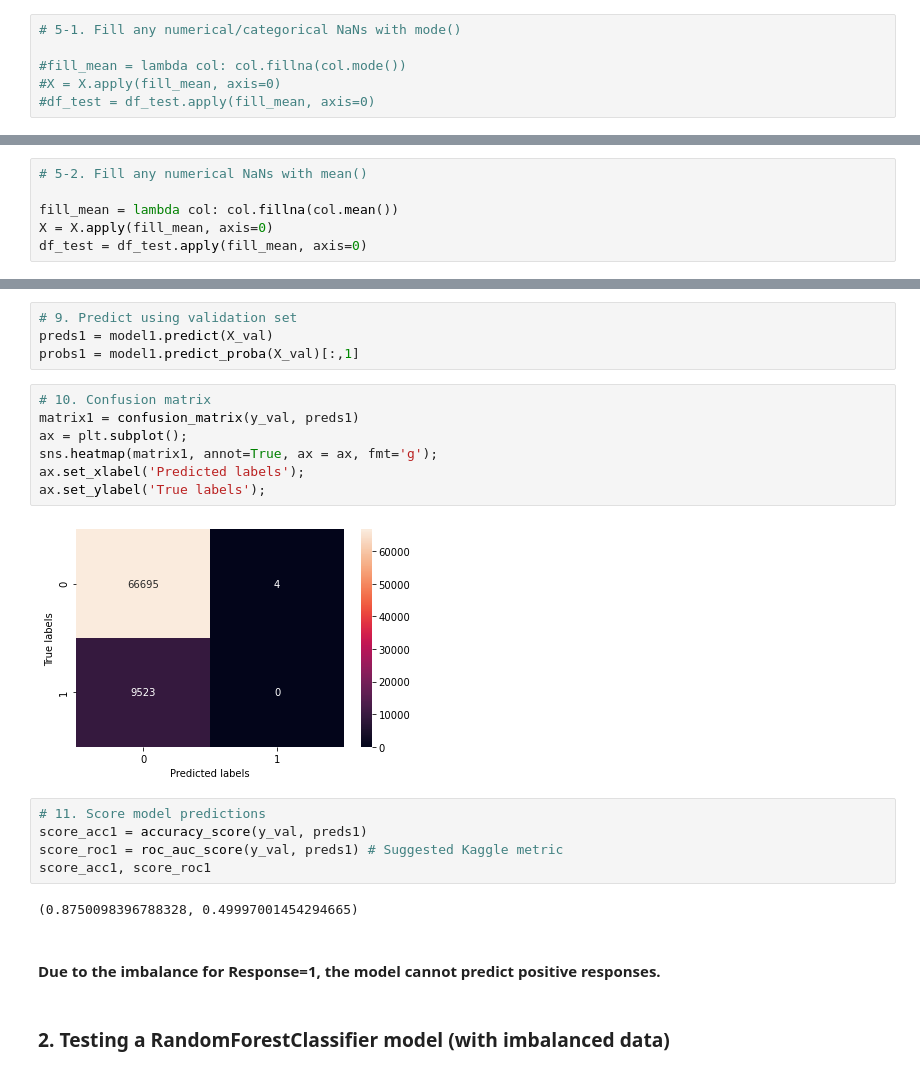
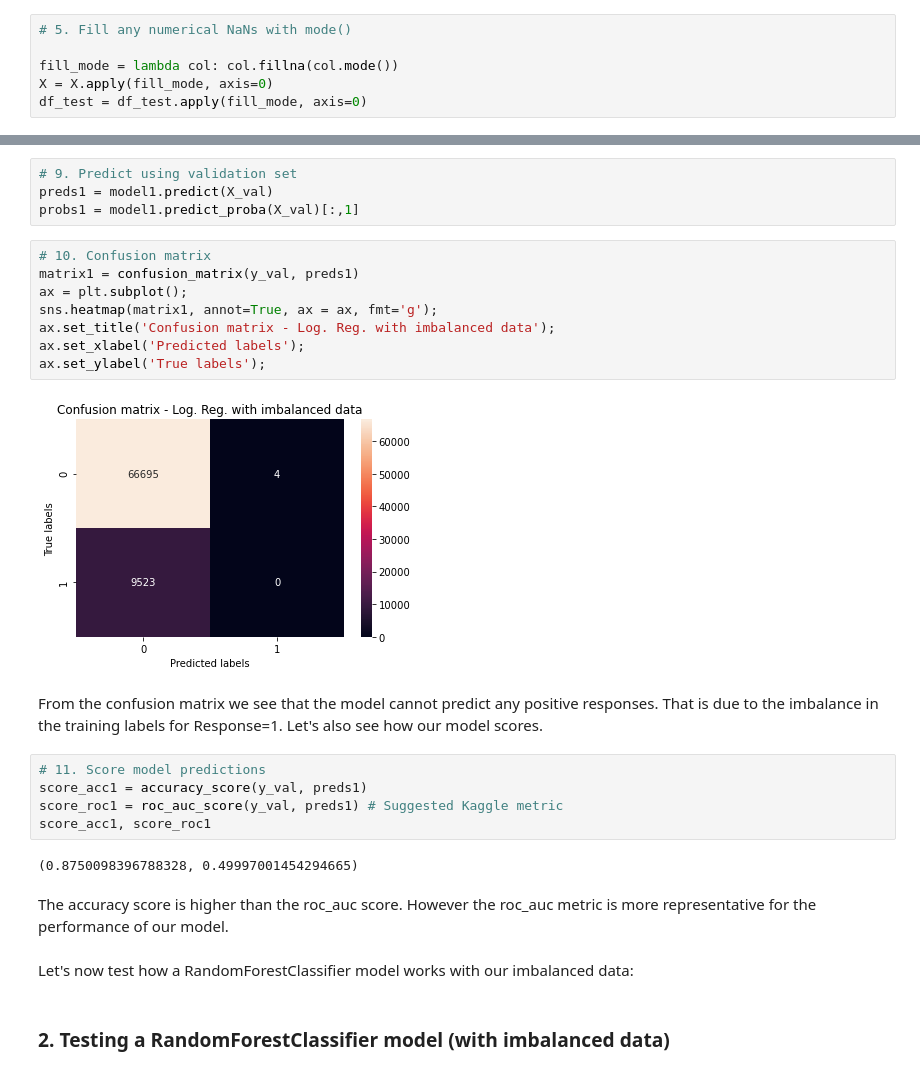
Before and after one commit to asyntychaki/Health-Insurance-Cross-Sell, a Jupyter notebook: 3-Predicting-Response.ipynb, the cells around one changed output, grey strips where cells are left out. Drawn from its saved outputs; the diff is of its cells as text.

```diff
--- a/3-Predicting-Response.ipynb
+++ b/3-Predicting-Response.ipynb
@@ -102,6 +145,6 @@ One way of dealing with categorical values would be to create dummy columns only
 # %%
-# 5-1. Fill any numerical/categorical NaNs with mode()
+# 5. Fill any numerical NaNs with mode()
 
-#fill_mean = lambda col: col.fillna(col.mode())
-#X = X.apply(fill_mean, axis=0)
-#df_test = df_test.apply(fill_mean, axis=0)
+fill_mode = lambda col: col.fillna(col.mode())
+X = X.apply(fill_mode, axis=0)
+df_test = df_test.apply(fill_mode, axis=0)
@@ -133,6 +150,0 @@ for col in set(X.columns).symmetric_difference(set(df_test.columns)):
-# %%
-# 5-2. Fill any numerical NaNs with mean()
-
-fill_mean = lambda col: col.fillna(col.mean())
-X = X.apply(fill_mean, axis=0)
-df_test = df_test.apply(fill_mean, axis=0)
@@ -167,12 +173,15 @@ probs1 = model1.predict_proba(X_val)[:,1]
 # %%
 # 10. Confusion matrix
 matrix1 = confusion_matrix(y_val, preds1)
 ax = plt.subplot();
 sns.heatmap(matrix1, annot=True, ax = ax, fmt='g');
+ax.set_title('Confusion matrix - Log. Reg. with imbalanced data');
 ax.set_xlabel('Predicted labels');
 ax.set_ylabel('True labels');
 # %% [output]
-[figure, old version]
+[figure, new version]
+# %% [markdown]
+From the confusion matrix we see that the model cannot predict any positive responses. That is due to the imbalance in the training labels for Response=1. Let's also see how our model scores.
 # %%
 # 11. Score model predictions
 score_acc1 = accuracy_score(y_val, preds1)
@@ -180,8 +189,10 @@ score_roc1 = roc_auc_score(y_val, preds1) # Suggested Kaggle metric
 score_acc1, score_roc1
 # %% [output]
 (0.8750098396788328, 0.49997001454294665)
-# %% [markdown]
-#### Due to the imbalance for Response=1, the model cannot predict positive responses.
+# %% [markdown]
+The accuracy score is higher than the roc_auc score. However the roc_auc metric is more representative for the performance of our model.
+# %% [markdown]
+Let's now test how a RandomForestClassifier model works with our imbalanced data:
 # %% [markdown]
 ### 2. Testing a RandomForestClassifier model (with imbalanced data)
 # %%
```
Also changed, not shown: parts of 55 cells of this notebook, 3 other files.
